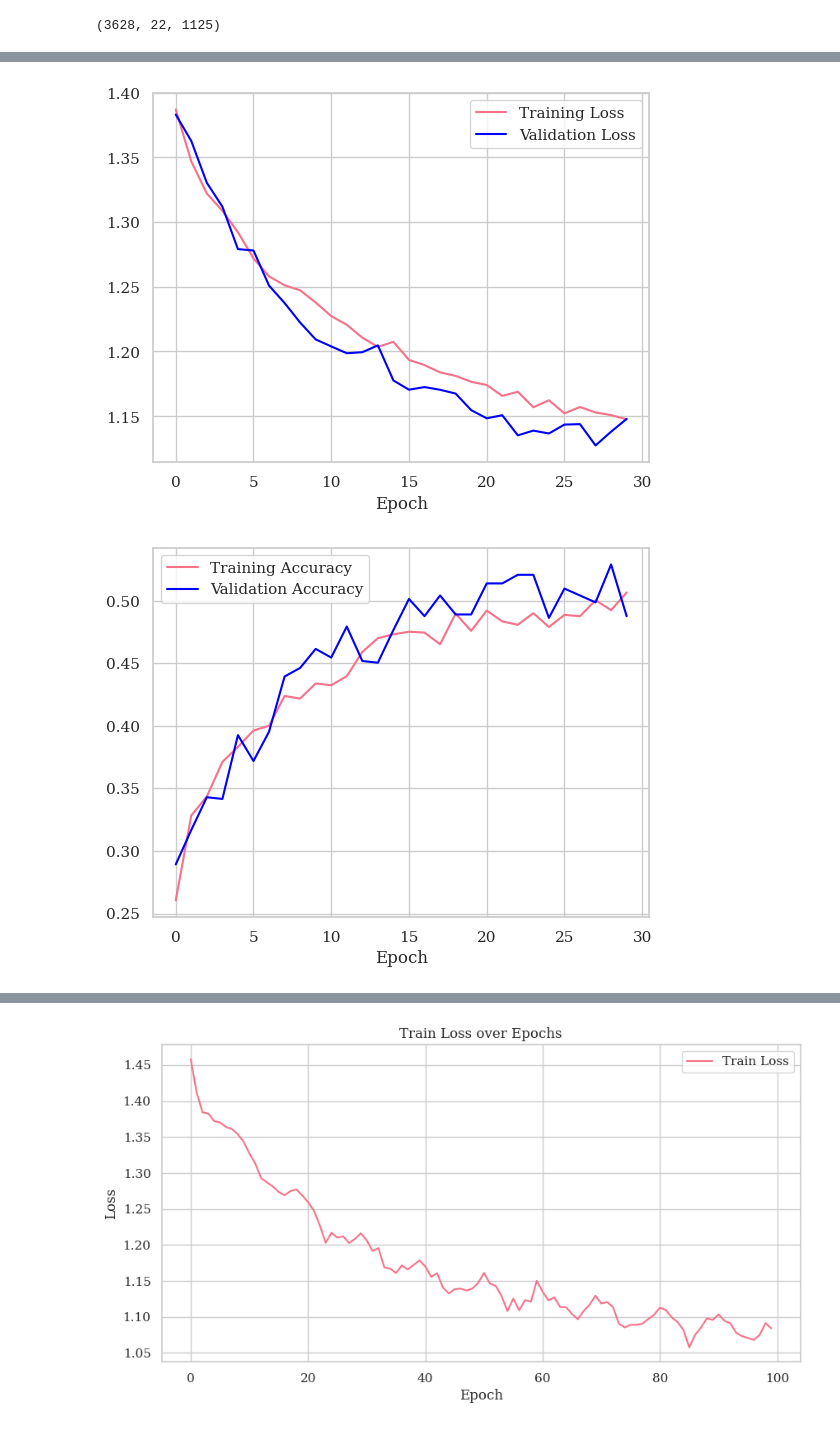
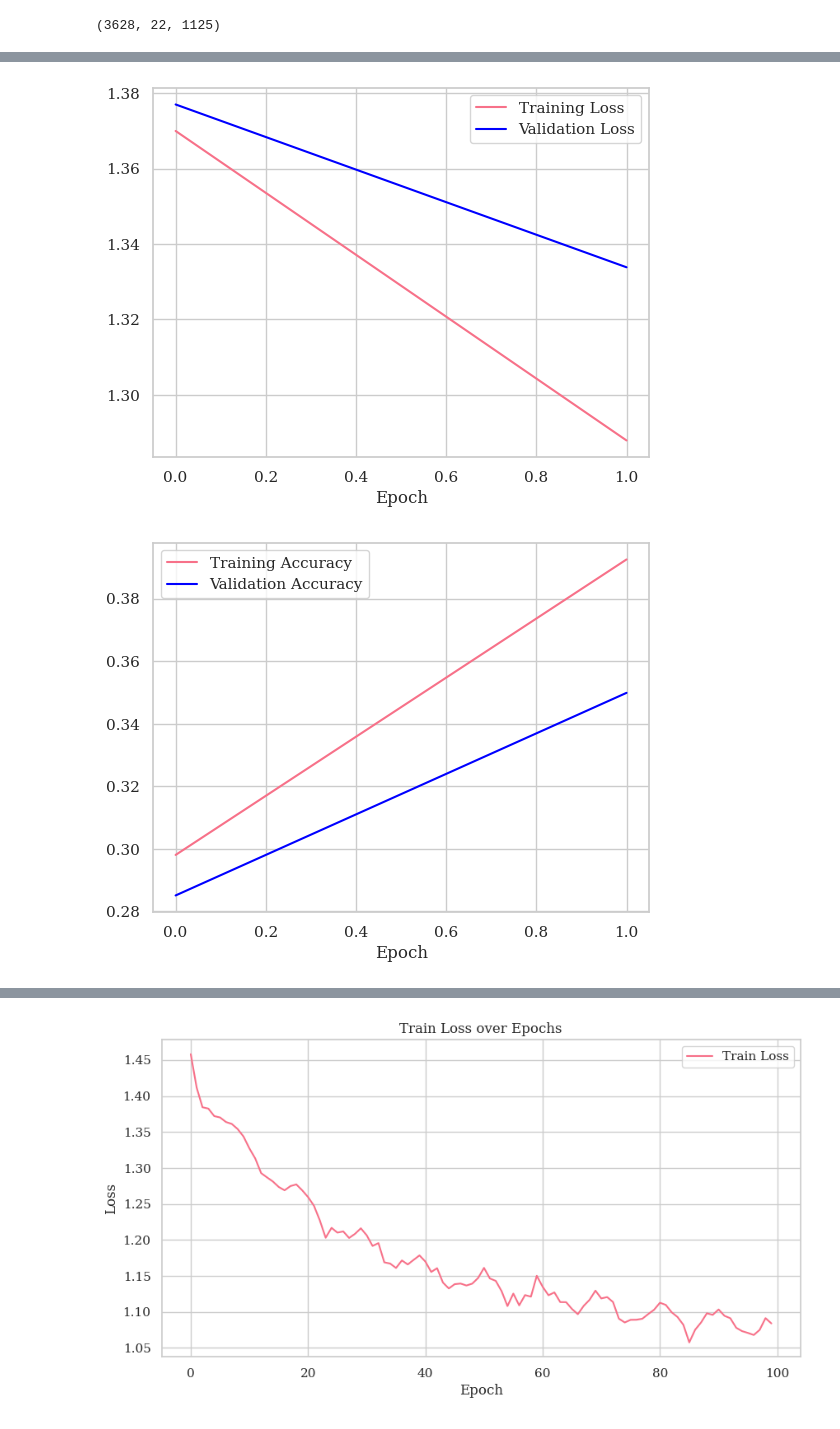
Before and after one commit to sam189239/EEG-MI-Benchmarking, a Jupyter notebook: code/EEGNet.ipynb, the cells around one changed output, grey strips where cells are left out. Cells and saved outputs as stored; diff of their text form; code cells hidden in the pictures.

```diff
--- a/code/EEGNet.ipynb
+++ b/code/EEGNet.ipynb
@@ -348,5 +364,5 @@ X_train.shape
 (3628, 22, 1125)
 # %%
 eegnet = build_eegnet_classifier()
-eegnet, eegnet_results = CV_train(eegnet, np.expand_dims(X_train,-1), np.expand_dims(X_test,-1), n_epochs=30)
+eegnet, eegnet_results = CV_train(eegnet, np.expand_dims(X_train,-1), np.expand_dims(X_test,-1), n_epochs=2)
 # %% [output]
@@ -370,2 +375,2 @@ Epoch 30/30
-[figure, old version]
+[figure, new version]
-[figure, old version]
+[figure, new version]
```
Also changed, not shown: parts of 21 cells of this notebook.
